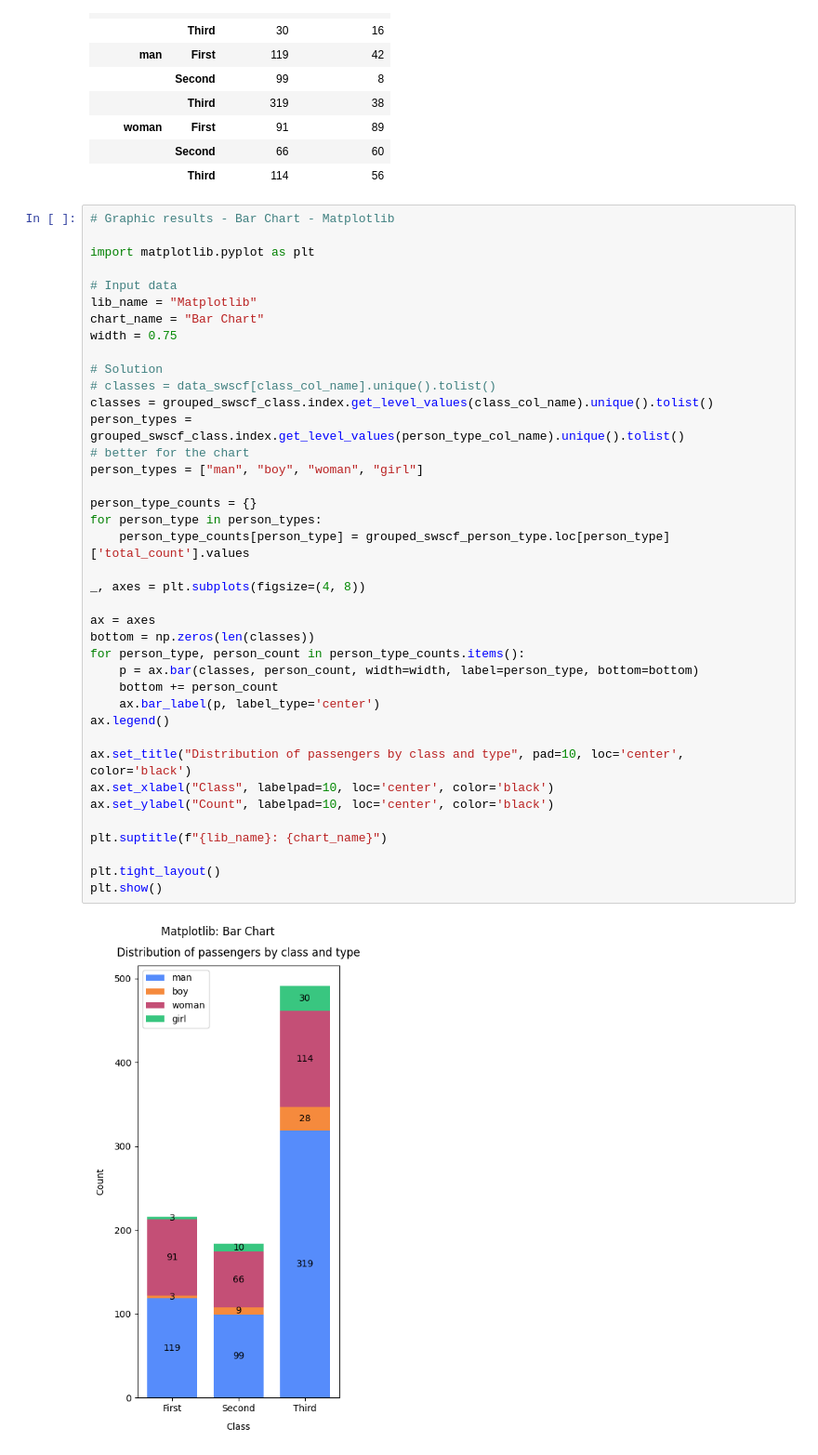
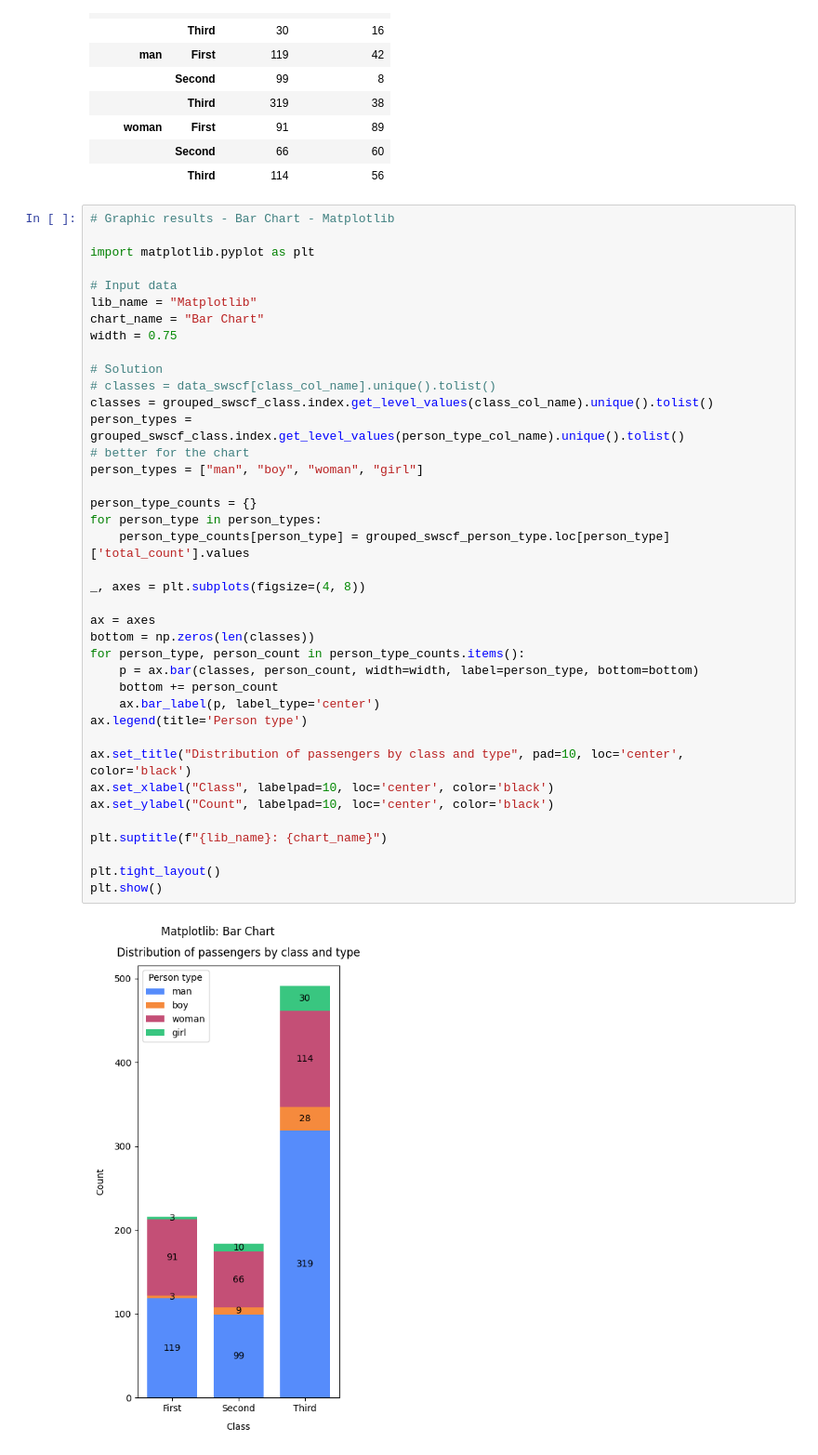
Before and after one commit to BogdanPinchuk/DataScience-PBY_HW8, a Jupyter notebook: Bohdan_Pinchuk_DS_HW8.ipynb, the cells around one changed output. Shown at 93% size. Cells and saved outputs as stored; diff of their text form.

```diff
--- a/Bohdan_Pinchuk_DS_HW8.ipynb
+++ b/Bohdan_Pinchuk_DS_HW8.ipynb
@@ -1050,35 +1050,35 @@ width = 0.75
 
 # Solution
 # classes = data_swscf[class_col_name].unique().tolist()
 classes = grouped_swscf_class.index.get_level_values(class_col_name).unique().tolist()
 person_types = grouped_swscf_class.index.get_level_values(person_type_col_name).unique().tolist()
 # better for the chart
 person_types = ["man", "boy", "woman", "girl"]
 
 person_type_counts = {}
 for person_type in person_types:
     person_type_counts[person_type] = grouped_swscf_person_type.loc[person_type]['total_count'].values
 
 _, axes = plt.subplots(figsize=(4, 8))
 
 ax = axes
 bottom = np.zeros(len(classes))
 for person_type, person_count in person_type_counts.items():
     p = ax.bar(classes, person_count, width=width, label=person_type, bottom=bottom)
     bottom += person_count
     ax.bar_label(p, label_type='center')
-ax.legend()
+ax.legend(title='Person type')
 
 ax.set_title("Distribution of passengers by class and type", pad=10, loc='center', color='black')
 ax.set_xlabel("Class", labelpad=10, loc='center', color='black')
 ax.set_ylabel("Count", labelpad=10, loc='center', color='black')
 
 plt.suptitle(f"{lib_name}: {chart_name}")
 
 plt.tight_layout()
 plt.show()
 # %% [output]
-[figure, old version]
+[figure, new version]
 # %%
 # Graphic results - Bar Chart - Matplotlib
 
```
Also changed, not shown: parts of 1 cell of this notebook.
